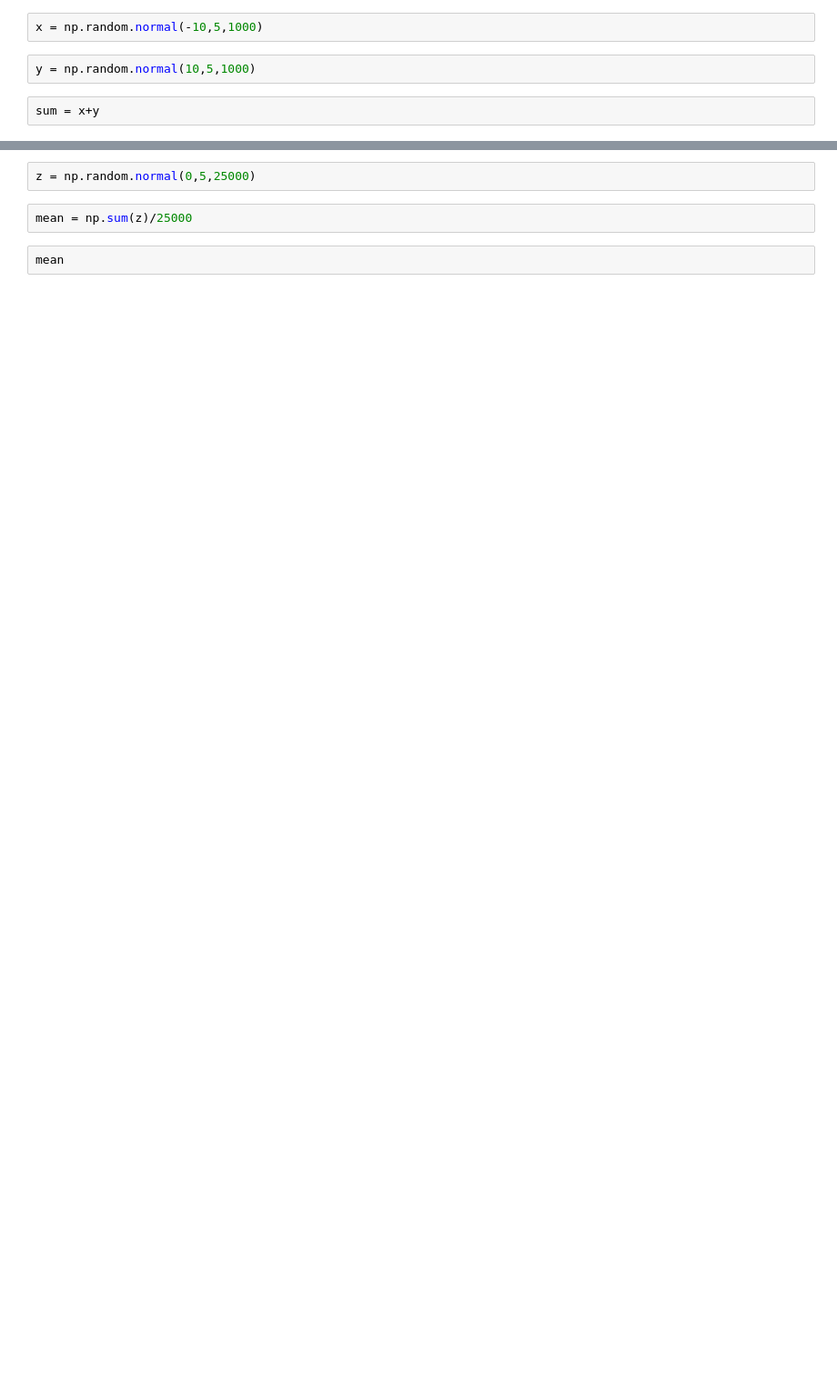
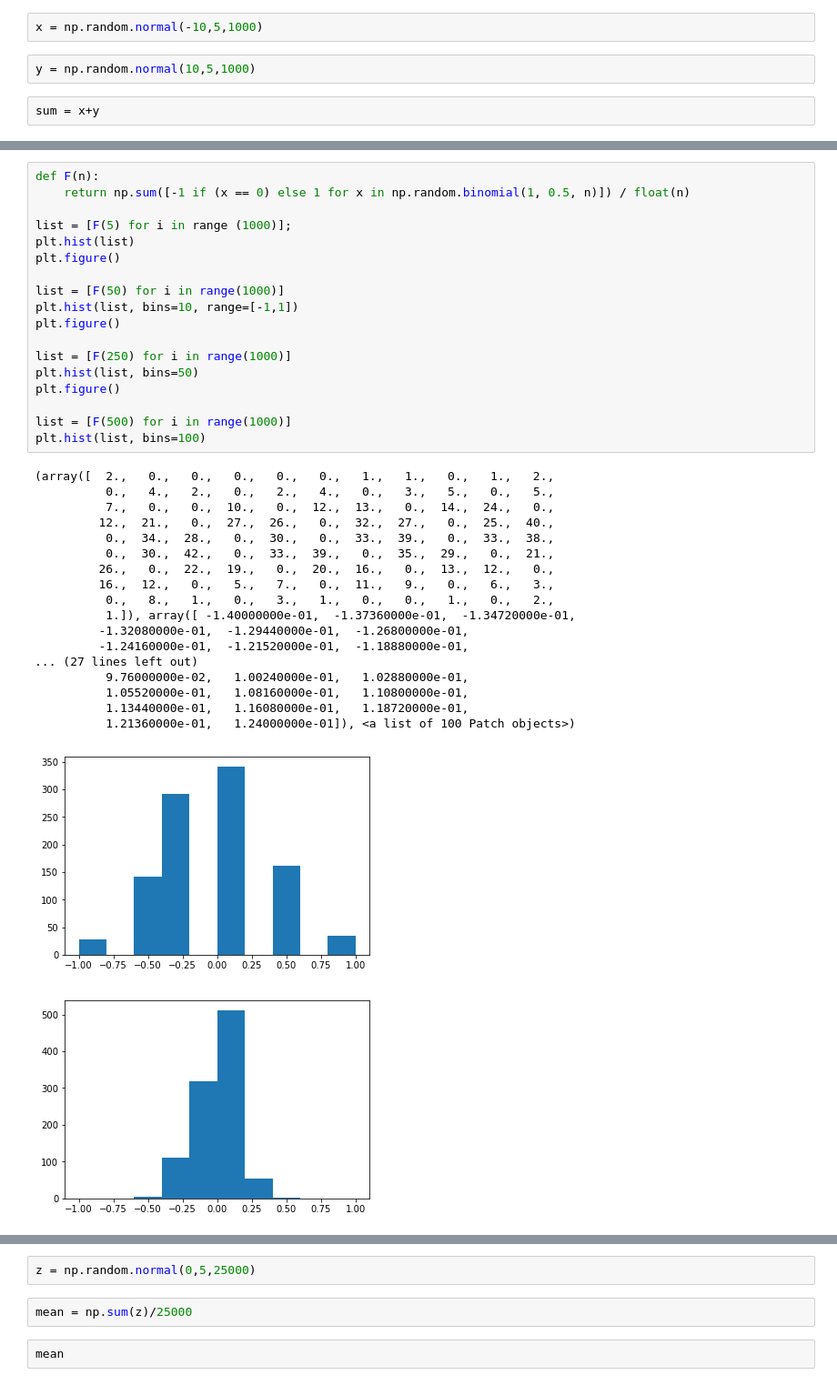
Before and after one commit to brarm/DS-Lab, a Jupyter notebook: EE379.ipynb, the cells around one changed output, grey strips where cells are left out. Shown: that part at 91% size. Drawn from its saved outputs; the diff is of its cells as text; blank space fills up the shorter version.

```diff
--- a/EE379.ipynb
+++ b/EE379.ipynb
@@ -41,0 +45,38 @@ np.mean(sum)
+# %%
+def F(n):
+    return np.sum([-1 if (x == 0) else 1 for x in np.random.binomial(1, 0.5, n)]) / float(n)
+
+list = [F(5) for i in range (1000)];
+plt.hist(list)
+plt.figure()
+
+list = [F(50) for i in range(1000)]
+plt.hist(list, bins=10, range=[-1,1])
+plt.figure()
+
+list = [F(250) for i in range(1000)]
+plt.hist(list, bins=50)
+plt.figure()
+
+list = [F(500) for i in range(1000)]
+plt.hist(list, bins=100)
+# %% [output]
+(array([  2.,   0.,   0.,   0.,   0.,   0.,   1.,   1.,   0.,   1.,   2.,
+          0.,   4.,   2.,   0.,   2.,   4.,   0.,   3.,   5.,   0.,   5.,
+          7.,   0.,   0.,  10.,   0.,  12.,  13.,   0.,  14.,  24.,   0.,
+         12.,  21.,   0.,  27.,  26.,   0.,  32.,  27.,   0.,  25.,  40.,
+          0.,  34.,  28.,   0.,  30.,   0.,  33.,  39.,   0.,  33.,  38.,
+          0.,  30.,  42.,   0.,  33.,  39.,   0.,  35.,  29.,   0.,  21.,
+         26.,   0.,  22.,  19.,   0.,  20.,  16.,   0.,  13.,  12.,   0.,
+         16.,  12.,   0.,   5.,   7.,   0.,  11.,   9.,   0.,   6.,   3.,
+          0.,   8.,   1.,   0.,   3.,   1.,   0.,   0.,   1.,   0.,   2.,
+          1.]), array([ -1.40000000e-01,  -1.37360000e-01,  -1.34720000e-01,
+         -1.32080000e-01,  -1.29440000e-01,  -1.26800000e-01,
+         -1.24160000e-01,  -1.21520000e-01,  -1.18880000e-01,
+... (27 lines left out)
+          9.76000000e-02,   1.00240000e-01,   1.02880000e-01,
+          1.05520000e-01,   1.08160000e-01,   1.10800000e-01,
+          1.13440000e-01,   1.16080000e-01,   1.18720000e-01,
+          1.21360000e-01,   1.24000000e-01]), <a list of 100 Patch objects>)
+[figure, added]
+[figure, added]
```
Also changed, not shown: parts of 17 cells of this notebook.
